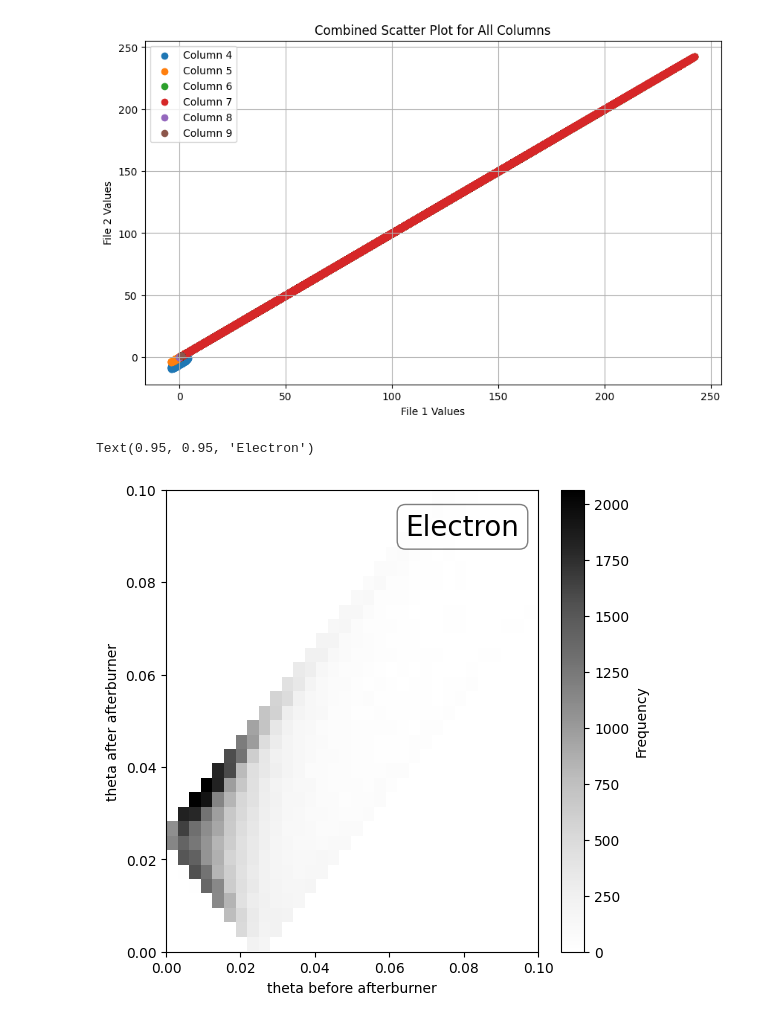
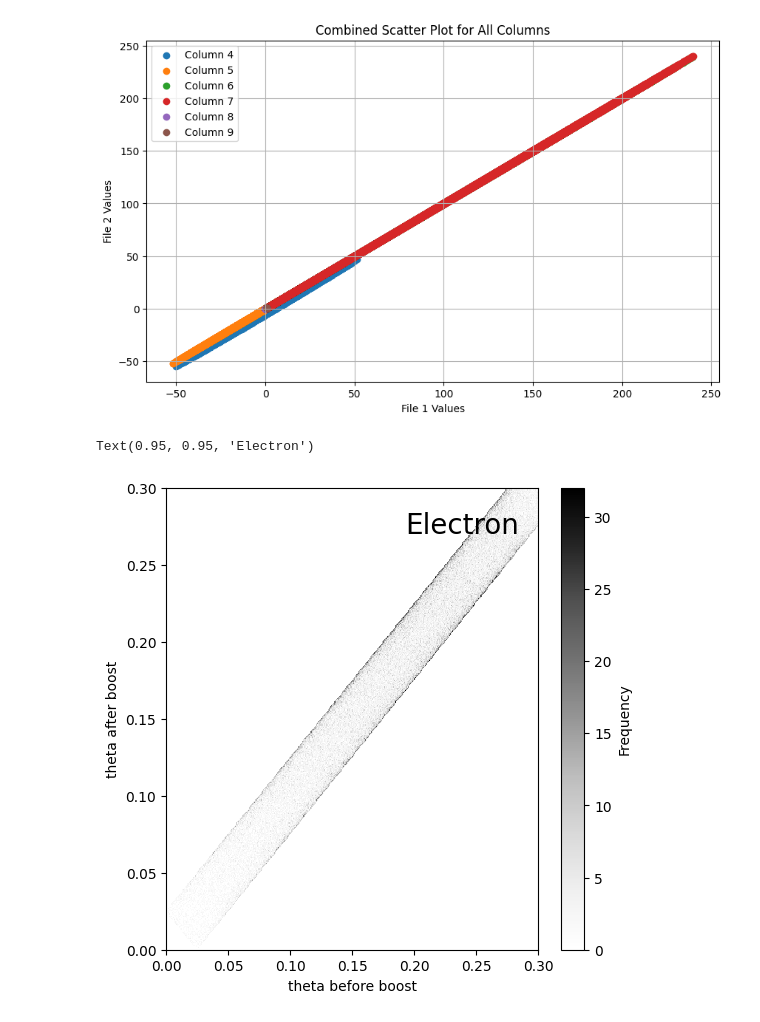
Before and after one commit to jazzitup/pentaquarkAna, a Jupyter notebook: afterBurnerChecker.ipynb, the cells around one changed output. Drawn from its saved outputs; the diff is of its cells as text; code cells hidden in the pictures.

```diff
--- a/afterBurnerChecker.ipynb
+++ b/afterBurnerChecker.ipynb
@@ -25,8 +25,10 @@ def extract_e_lines(file_content):
 # file1_path = 'hepmc_files/Pentaquark_hepmc_output_20241206_p275.0GeV_e18.0GeV_two_body_kinematics_eta1.9-8_100000evts.hepmc'
 # file2_path = 'hepmc_files/Pentaquark_hepmc_output_20241206_p275.0GeV_e18.0GeV_two_body_kinematics_eta1.9-8_100000evts__ip6_hidiv_275x18.hepmc'
 
-file1_path = 'hepmc_files/Pentaquark_hepmc_output_20241206_p275.0GeV_e18.0GeV_two_body_kinematics_eta5-20_100000evts.hepmc'
-file2_path = 'hepmc_files/Pentaquark_hepmc_output_20241206_p275.0GeV_e18.0GeV_two_body_kinematics_eta5-20_100000evts_ip6_hidiv_275x18.hepmc'
+# file1_path = 'hepmc_files/Pentaquark_hepmc_output_20241206_p275.0GeV_e18.0GeV_two_body_kinematics_eta5-20_100000evts.hepmc'
+# file2_path = 'hepmc_files/Pentaquark_hepmc_output_20241206_p275.0GeV_e18.0GeV_two_body_kinematics_eta5-20_100000evts_ip6_hidiv_275x18.hepmc'
+file1_path = 'hepmc_files/Pentaquark_hepmc_output_20241211_p275.0GeV_e18.0GeV_two_body_kinematics_eta1.9-20_100000evts.hepmc'
+file2_path = 'hepmc_files/Pentaquark_hepmc_output_20241211_p275.0GeV_e18.0GeV_two_body_kinematics_eta1.9-20_100000evts_ip6_hidiv_275x18.hepmc'
 
 
 with open(file1_path, 'r') as file1, open(file2_path, 'r') as file2:
@@ -178,46 +180,46 @@ plt.legend()
 plt.grid(True)
 plt.show()
 # %% [output]
-[figure, old version]
+[figure, new version]
 # %%
 # num_rows = min(len(electron_px_column5_file1), len(electron_px_column5_file2), len(py_column6_file1), len(py_column6_file2))
 # num_rows = len(electron_px1)
 # for i in range(num_rows):
 # for i in range(10):
 #     print(f"electron_px1: {electron_px1[i]} : electron_px2: {electron_px2[i]}    DIFF = {electron_px2[i]-electron_px1[i]}.")
 #     print(f"py1: {py1[i]} : py2: {py2[i]}    DIFF = {py2[i]-  py1[i]} ")
 #     print(f"pz1: {pz1[i]} : pz2: {pz2[i]}    DIFF = {pz2[i]-  pz1[i]} \n")
 
 electron_px1 = np.array(electron_px1)  # Convert to numpy array
 electron_py1 = np.array(electron_py1)
 electron_pz1 = np.array(electron_pz1)
 electron_px2 = np.array(electron_px2)  # Convert to numpy array
 electron_py2 = np.array(electron_py2)
 electron_pz2 = np.array(electron_pz2)
 
 
 tanTheta1 = np.sqrt(electron_px1**2 + electron_py1**2)/electron_pz1
 tanTheta2 = np.sqrt(electron_px2**2 + electron_py2**2)/electron_pz2
 
 theta1 = np.atan(tanTheta1)
 theta2 =  np.atan(tanTheta2)
 
 plt.figure(figsize=(6, 6))
-plt.hist2d(theta1, theta2, bins=500, cmap='Grays')
+plt.hist2d(theta1, theta2, bins=2000, cmap='Grays')
 plt.colorbar(label='Frequency')
 # plt.scatter(theta1, theta2, label=f'theta')
-plt.xlim(0, 0.1)
-plt.ylim(0, 0.1)
-plt.xlabel('theta before afterburner')
-plt.ylabel('theta after afterburner')
+plt.xlim(0, 0.3)
+plt.ylim(0, 0.3)
+plt.xlabel('theta before boost')
+plt.ylabel('theta after boost')
 # plt.legend(fontsize=12)
 
 textstr = "Electron"
 plt.text(0.95, 0.95, textstr, transform=plt.gca().transAxes, fontsize=20,
-         verticalalignment='top', horizontalalignment='right', bbox=props)
+         verticalalignment='top', horizontalalignment='right')
 # %% [output]
 Text(0.95, 0.95, 'Electron')
-[figure, old version]
+[figure, new version]
 # %%
 eta1 = -np.log( np.tan(theta1/2))
 eta2 = -np.log( np.tan(theta2/2))
```
Also changed, not shown: parts of 6 cells of this notebook, 3 other files.
